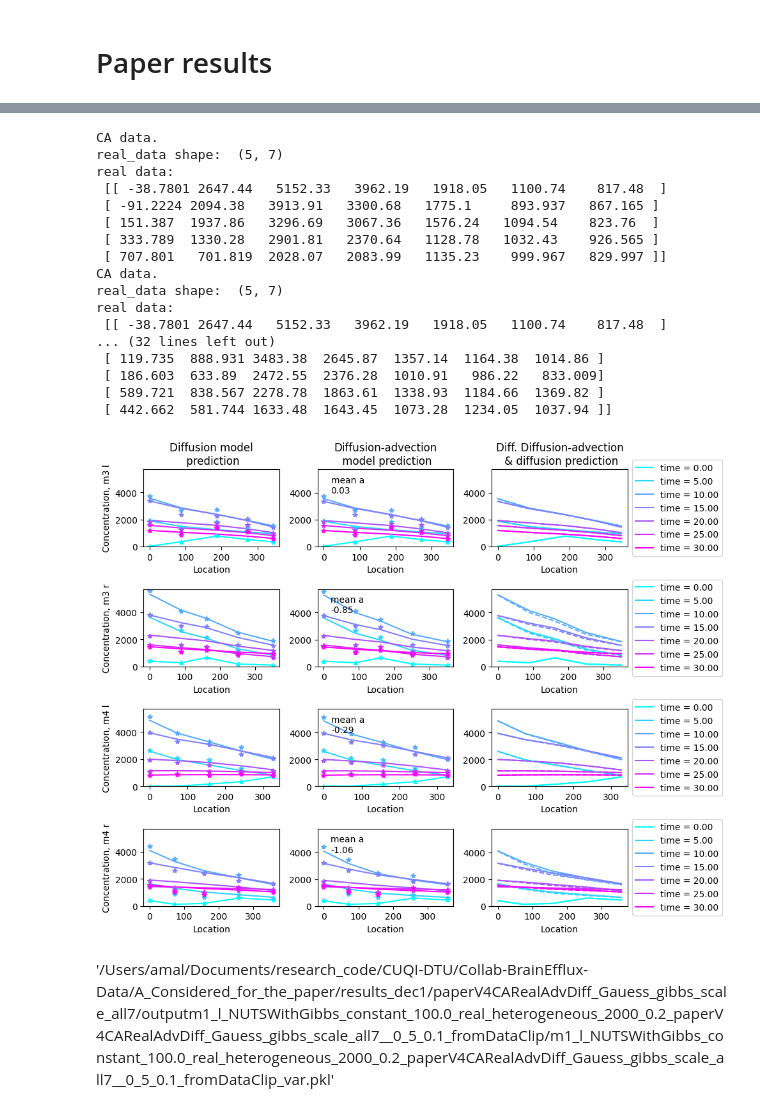
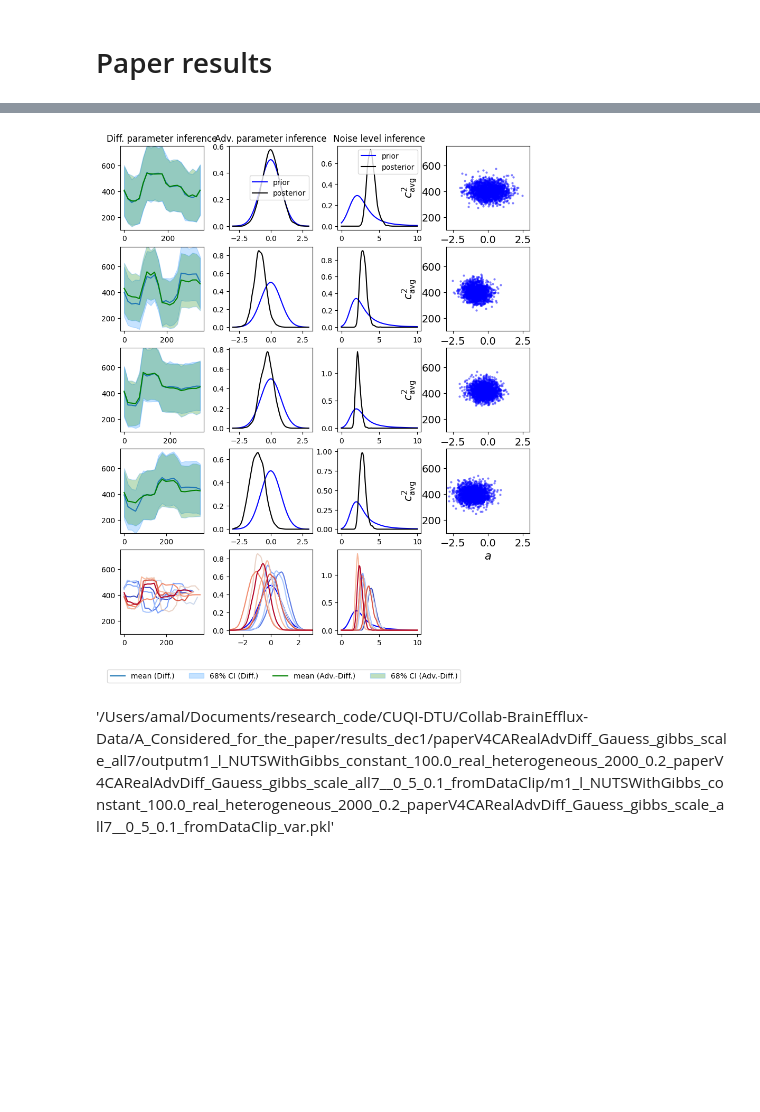
Before and after one commit to CUQI-DTU/Paper-Cochlear, a Jupyter notebook: code/ear_aqueducts/paper_figures_v3_presentation.ipynb, the cells around one changed output, grey strips where cells are left out. Cells and saved outputs as stored; diff of their text form; code cells hidden in the pictures; blank space fills up the shorter version.

Commit message:
add all cases for the mean diffucion and advection/noise posterior plots

```diff
--- a/code/ear_aqueducts/paper_figures_v3_presentation.ipynb
+++ b/code/ear_aqueducts/paper_figures_v3_presentation.ipynb
@@ -118,15 +118,12 @@ def create_A(data_diff):
     A = PDEModel(PDE, range_geometry=G_cont2D, domain_geometry=G_c)
 
     return A
-def read_all_scenarios(scenario_dir, scenario_tag, physics):
+def read_all_scenarios(scenario_dir, scenario_tag, physics, animal_ear):
 
     # Read all cases for the scenario
-    animals = ['m3', 'm4']
-    ears = all_ears()
     data_diff_list = []
     data_adv_list = []
-    for animal in animals:
-        for ear in ears:
+    for animal, ear in animal_ear:
             # Read the experiment data
             data_diff_list.append(
                 read_experiment_data(
@@ -624,11 +644,22 @@ scenario_tags_list = [
     ]
 
 num_scenarios = len(scenarios_dir)
-figs_to_plot = [[1]]*num_scenarios
+figs_to_plot = [[2]]*num_scenarios
 physics = [['diffusion', 'advection-diffusion']]*num_scenarios
 
 i = 1
-data_diff_list, data_adv_list = read_all_scenarios(scenarios_dir[i], scenario_tags_list[i], physics[i])
+animal_ear = [
+    ('m3', 'l'),
+    ('m3', 'r'),
+    ('m4', 'l'),
+    ('m4', 'r')
+    ]
+all_animals_ears = []
+for animal in all_animals():
+    for ear in all_ears():
+        all_animals_ears.append((animal, ear))
+data_diff_list, data_adv_list = read_all_scenarios(scenarios_dir[i], scenario_tags_list[i], physics[i], animal_ear)
+data_diff_list_all, data_adv_list_all = read_all_scenarios(scenarios_dir[i], scenario_tags_list[i], physics[i], all_animals_ears)
 if 1 in figs_to_plot[i]:
         #plot_v3_fig1( data_diff_list, data_adv_list)
         # create directory if it does not exist
@@ -651,7 +682,7 @@ if 1 in figs_to_plot[i]:
         #plt.savefig('figures/'+scenario_tags_list[i][0]+'/fig1_b_III.png')
         pass
 if 2 in figs_to_plot[i]:
-        plot_v3_fig2_II( data_diff_list, data_adv_list)
+        plot_v3_fig2_II( data_diff_list, data_adv_list, data_diff_list_all, data_adv_list_all)
         plt.savefig('figures/'+scenario_tags_list[i][0]+'/fig2.png')
 
 if 3 in figs_to_plot[i]:
@@ -702,20 +733,3 @@ real data:
-CA data.
-real_data shape:  (5, 7)
-real data:
- [[ -38.7801 2647.44   5152.33   3962.19   1918.05   1100.74    817.48  ]
- [ -91.2224 2094.38   3913.91   3300.68   1775.1     893.937   867.165 ]
- [ 151.387  1937.86   3296.69   3067.36   1576.24   1094.54    823.76  ]
- [ 333.789  1330.28   2901.81   2370.64   1128.78   1032.43    926.565 ]
- [ 707.801   701.819  2028.07   2083.99   1135.23    999.967   829.997 ]]
-CA data.
-real_data shape:  (5, 7)
-real data:
- [[ -38.7801 2647.44   5152.33   3962.19   1918.05   1100.74    817.48  ]
-... (32 lines left out)
- [ 119.735  888.931 3483.38  2645.87  1357.14  1164.38  1014.86 ]
- [ 186.603  633.89  2472.55  2376.28  1010.91   986.22   833.009]
- [ 589.721  838.567 2278.78  1863.61  1338.93  1184.66  1369.82 ]
- [ 442.662  581.744 1633.48  1643.45  1073.28  1234.05  1037.94 ]]
-[figure, old version]
+[figure, new version]
 # %% [markdown]
 '/Users/amal/Documents/research_code/CUQI-DTU/Collab-BrainEfflux-Data/A_Considered_for_the_paper/results_dec1/paperV4CARealAdvDiff_Gauess_gibbs_scale_all7/outputm1_l_NUTSWithGibbs_constant_100.0_real_heterogeneous_2000_0.2_paperV4CARealAdvDiff_Gauess_gibbs_scale_all7__0_5_0.1_fromDataClip/m1_l_NUTSWithGibbs_constant_100.0_real_heterogeneous_2000_0.2_paperV4CARealAdvDiff_Gauess_gibbs_scale_all7__0_5_0.1_fromDataClip_var.pkl'
```
Also changed, not shown: parts of 2 cells of this notebook.
